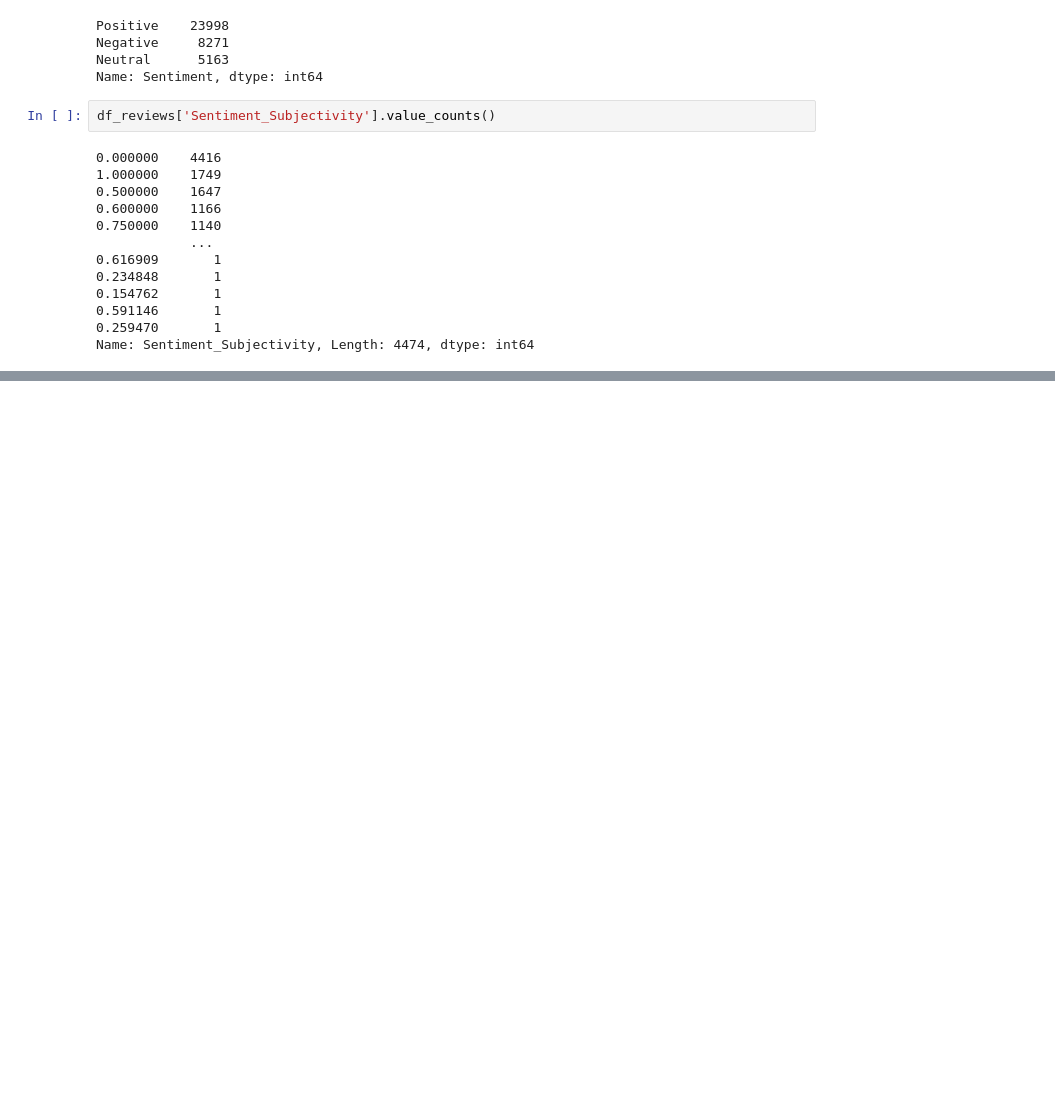
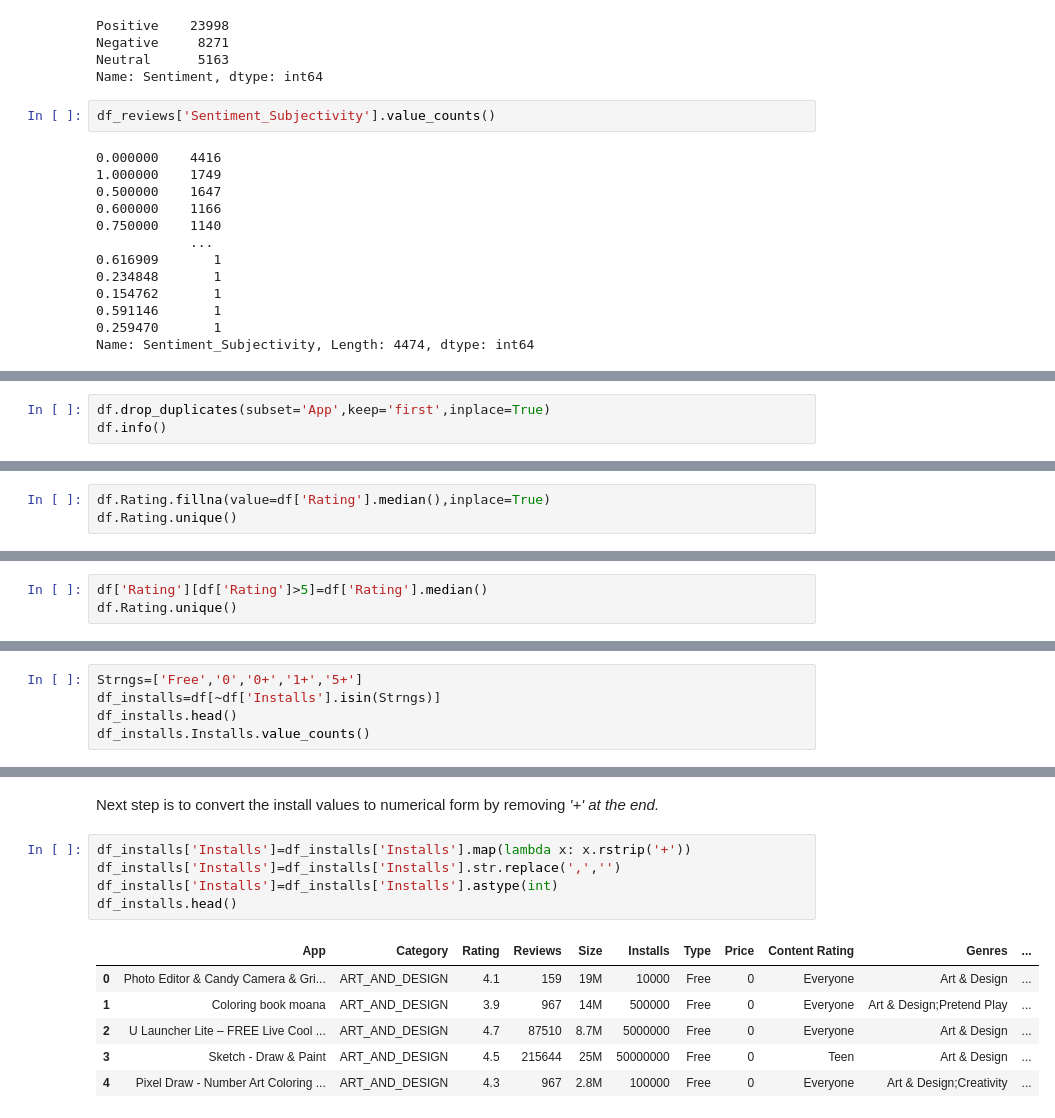
Before and after one commit to iMrugesh9/EDA_Playstore_Data, a Jupyter notebook: Play_Store_App_Review_Analysis(Mrugesh_Patel).ipynb, the cells around one changed output, grey strips where cells are left out. Cells and saved outputs as stored; diff of their text form; blank space fills up the shorter version.

```diff
--- a/Play_Store_App_Review_Analysis(Mrugesh_Patel).ipynb
+++ b/Play_Store_App_Review_Analysis(Mrugesh_Patel).ipynb
@@ -239,0 +282,3 @@ Name: Sentiment_Subjectivity, Length: 4474, dtype: int64
+# %%
+df.drop_duplicates(subset='App',keep='first',inplace=True)
+df.info()
@@ -239,0 +308,3 @@ Name: Sentiment_Subjectivity, Length: 4474, dtype: int64
+# %%
+df.Rating.fillna(value=df['Rating'].median(),inplace=True)
+df.Rating.unique()
@@ -239,0 +317,3 @@ Name: Sentiment_Subjectivity, Length: 4474, dtype: int64
+# %%
+df['Rating'][df['Rating']>5]=df['Rating'].median()
+df.Rating.unique()
@@ -239,0 +347,5 @@ Name: Sentiment_Subjectivity, Length: 4474, dtype: int64
+# %%
+Strngs=['Free','0','0+','1+','5+']
+df_installs=df[~df['Installs'].isin(Strngs)]
+df_installs.head()
+df_installs.Installs.value_counts()
@@ -239,0 +371,14 @@ Name: Sentiment_Subjectivity, Length: 4474, dtype: int64
+# %% [markdown]
+Next step is to convert the install values to numerical form by removing <i>'+'<i> at the end.
+# %%
+df_installs['Installs']=df_installs['Installs'].map(lambda x: x.rstrip('+'))
+df_installs['Installs']=df_installs['Installs'].str.replace(',','')
+df_installs['Installs']=df_installs['Installs'].astype(int)
+df_installs.head()
+# %% [output]
+|  | App | Category | Rating | Reviews | Size | Installs | Type | Price | Content Rating | Genres | ... |
+| 0 | Photo Editor & Candy Camera & Gri... | ART_AND_DESIGN | 4.1 | 159 | 19M | 10000 | Free | 0 | Everyone | Art & Design | ... |
+| 1 | Coloring book moana | ART_AND_DESIGN | 3.9 | 967 | 14M | 500000 | Free | 0 | Everyone | Art & Design;Pretend Play | ... |
+| 2 | U Launcher Lite – FREE Live Cool ... | ART_AND_DESIGN | 4.7 | 87510 | 8.7M | 5000000 | Free | 0 | Everyone | Art & Design | ... |
+| 3 | Sketch - Draw & Paint | ART_AND_DESIGN | 4.5 | 215644 | 25M | 50000000 | Free | 0 | Teen | Art & Design | ... |
+| 4 | Pixel Draw - Number Art Coloring ... | ART_AND_DESIGN | 4.3 | 967 | 2.8M | 100000 | Free | 0 | Everyone | Art & Design;Creativity | ... |
```
Also changed, not shown: parts of 15 cells of this notebook.
